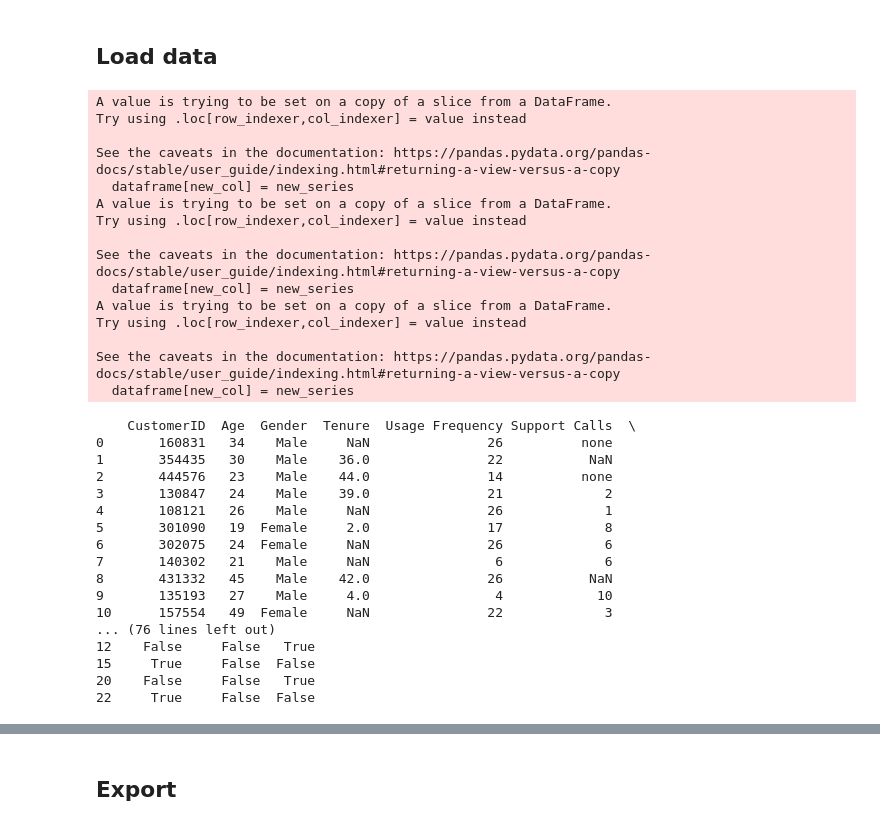
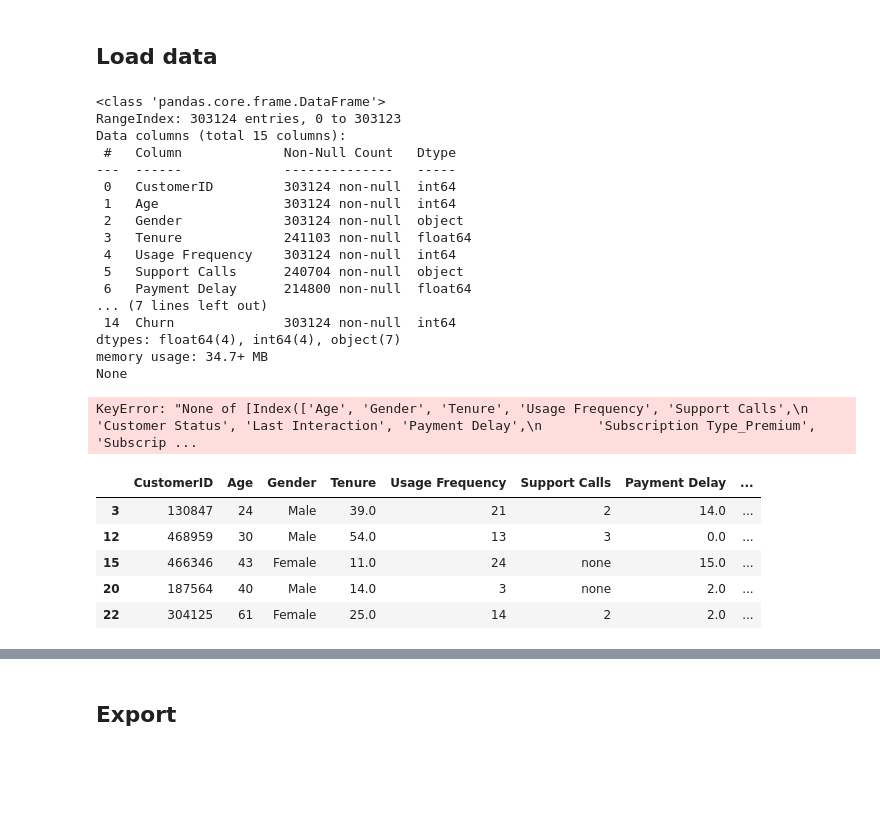
Before and after one commit to sterlingdavis314/mat311-credit_card_fraud, a Jupyter notebook: notebooks/churn_pred.ipynb, the cells around one changed output, grey strips where cells are left out. Cells and saved outputs as stored; diff of their text form; code cells hidden in the pictures; blank space fills up the shorter version.

Commit message:
Cleand data function

```diff
--- a/notebooks/churn_pred.ipynb
+++ b/notebooks/churn_pred.ipynb
@@ -16,0 +19,9 @@ from src.utils.pandas_extensions import one_hot_encoding
+# %%
+def clean_data(dataframe: pd.DataFrame) -> pd.DataFrame:
+    print(dataframe.info())
+    processed_data = dataframe.dropna().copy()
+    processed_data = one_hot_encoding(processed_data, "Subscription Type")
+    processed_data.loc[processed_data["Support Calls"] == "none"] = 0
+    # processed_data = processed_data["Support Calls"].astype("int")
+
+    return processed_data
@@ -36,49 +44,39 @@ def one_hot_encoding(dataframe: pd.DataFrame, column: str) -> pd.DataFrame:
 # %%
 np.random.seed(311)
-processed_data = unprocessed_data.dropna()
-processed_data = one_hot_encoding(processed_data, "Subscription Type")
-# processed_data.loc[processed_data["Support Calls"] == "none"] = 0
-X = processed_data[["Age", "Gender", "Tenure", "Usage Frequency", "Support Calls", "Customer Status", "Last Interaction", "Payment Delay"]]
+processed_data = clean_data(unprocessed_data)
+X = processed_data[["Age", "Gender", "Tenure", "Usage Frequency", "Support Calls", "Customer Status", "Last Interaction", "Payment Delay", "Subscription Type_Premium", "Subscription Type_Basic", "Subscription Type_Standard"]]
 y = processed_data["Churn"]
 
 X_train, X_test, y_train, y_test = train_test_split(X, y, test_size=0.3)
 # %% [output]
-A value is trying to be set on a copy of a slice from a DataFrame.
-Try using .loc[row_indexer,col_indexer] = value instead
-
-See the caveats in the documentation: https://pandas.pydata.org/pandas-docs/stable/user_guide/indexing.html#returning-a-view-versus-a-copy
-  dataframe[new_col] = new_series
-A value is trying to be set on a copy of a slice from a DataFrame.
-Try using .loc[row_indexer,col_indexer] = value instead
-
-See the caveats in the documentation: https://pandas.pydata.org/pandas-docs/stable/user_guide/indexing.html#returning-a-view-versus-a-copy
-  dataframe[new_col] = new_series
-A value is trying to be set on a copy of a slice from a DataFrame.
-Try using .loc[row_indexer,col_indexer] = value instead
-
-See the caveats in the documentation: https://pandas.pydata.org/pandas-docs/stable/user_guide/indexing.html#returning-a-view-versus-a-copy
-  dataframe[new_col] = new_series
+<class 'pandas.core.frame.DataFrame'>
+RangeIndex: 303124 entries, 0 to 303123
+Data columns (total 15 columns):
+ #   Column             Non-Null Count   Dtype
+---  ------             --------------   -----
+ 0   CustomerID         303124 non-null  int64
+ 1   Age                303124 non-null  int64
+ 2   Gender             303124 non-null  object
+ 3   Tenure             241103 non-null  float64
+ 4   Usage Frequency    303124 non-null  int64
+ 5   Support Calls      240704 non-null  object
+ 6   Payment Delay      214800 non-null  float64
+... (7 lines left out)
+ 14  Churn              303124 non-null  int64
+dtypes: float64(4), int64(4), object(7)
+memory usage: 34.7+ MB
+None
+KeyError: "None of [Index(['Age', 'Gender', 'Tenure', 'Usage Frequency', 'Support Calls',\n       'Customer Status', 'Last Interaction', 'Payment Delay',\n       'Subscription Type_Premium', 'Subscrip ...
 # %%
-print(unprocessed_data.head(n=20))
-print(processed_data.head())
+# print(unprocessed_data.head(n=20))
+processed_data.head()
 # %% [output]
-    CustomerID  Age  Gender  Tenure  Usage Frequency Support Calls  \
-0       160831   34    Male     NaN               26          none
-1       354435   30    Male    36.0               22           NaN
-2       444576   23    Male    44.0               14          none
-3       130847   24    Male    39.0               21             2
-4       108121   26    Male     NaN               26             1
-5       301090   19  Female     2.0               17             8
-6       302075   24  Female     NaN               26             6
-7       140302   21    Male     NaN                6             6
-8       431332   45    Male    42.0               26           NaN
-9       135193   27    Male     4.0                4            10
-10      157554   49  Female     NaN               22             3
-... (76 lines left out)
-12    False     False   True
-15     True     False  False
-20    False     False   True
-22     True     False  False
+|  | CustomerID | Age | Gender | Tenure | Usage Frequency | Support Calls | Payment Delay | ... |
+| 3 | 130847 | 24 | Male | 39.0 | 21 | 2 | 14.0 | ... |
+| 12 | 468959 | 30 | Male | 54.0 | 13 | 3 | 0.0 | ... |
+| 15 | 466346 | 43 | Female | 11.0 | 24 | none | 15.0 | ... |
+| 20 | 187564 | 40 | Male | 14.0 | 3 | none | 2.0 | ... |
+| 22 | 304125 | 61 | Female | 25.0 | 14 | 2 | 2.0 | ... |
 # %%
 #try ph with depth 1, ph with depth 4, ph with depth None
 #try N as the features with the same depth value
```
Also changed, not shown: parts of 7 cells of this notebook, 1 other file.
